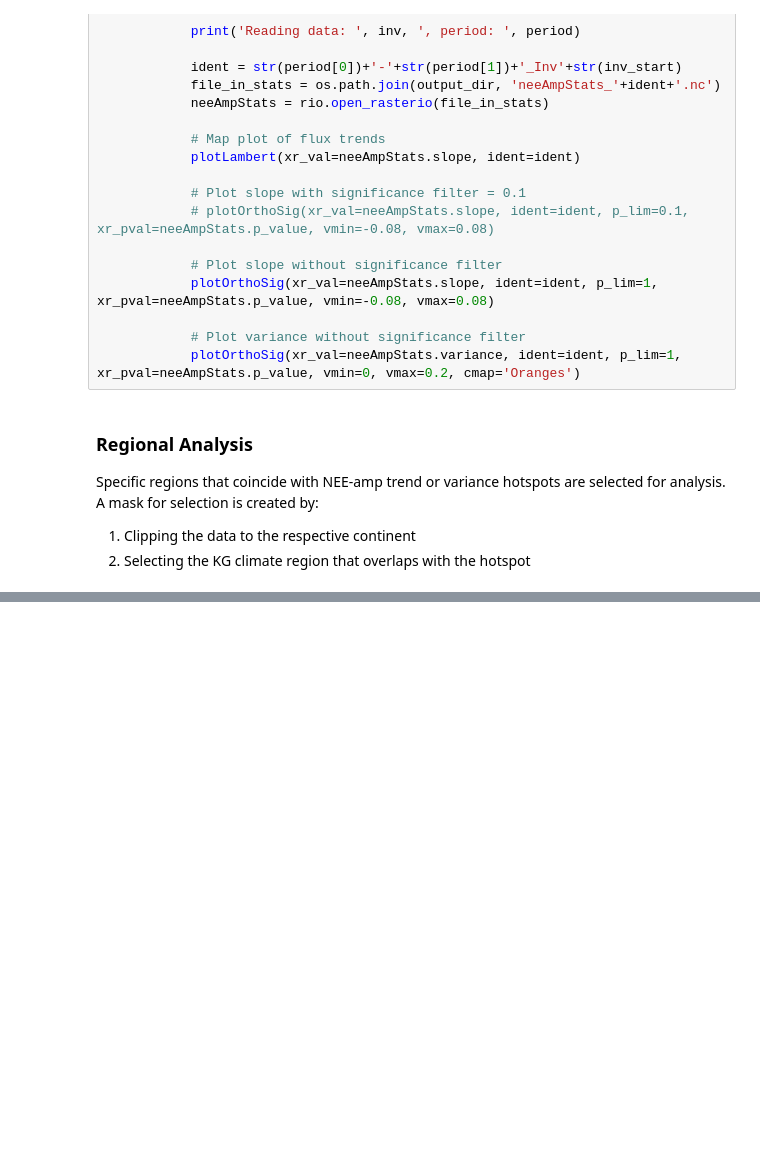
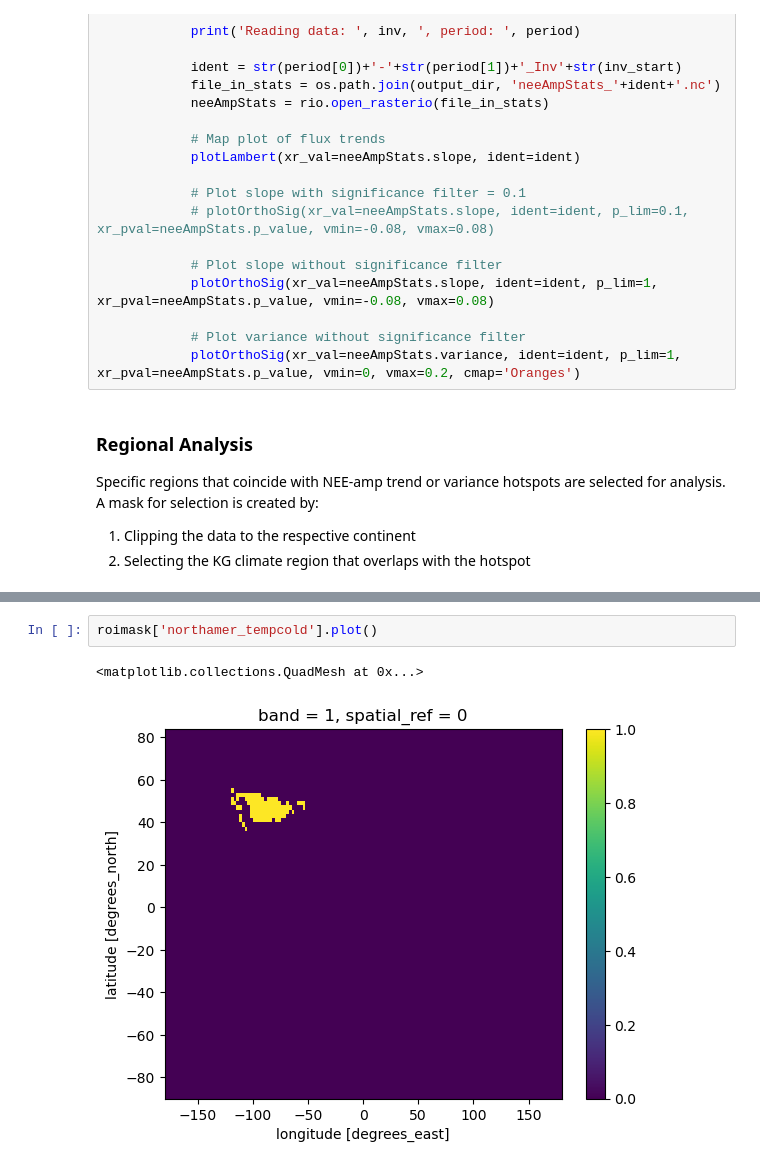
Before and after one commit to femoyano/northern-land-cover, a Jupyter notebook: 5_co2_analysis.ipynb, the cells around one changed output, grey strips where cells are left out. Saved outputs shown, nothing was run; the diff lists cells and outputs as text; blank space fills up the shorter version.

```diff
--- a/5_co2_analysis.ipynb
+++ b/5_co2_analysis.ipynb
@@ -106 +143,6 @@ geom_northamer_tempcold = sh.geometry.box(-130, 40. -50, 60)
+# %%
+roimask['northamer_tempcold'].plot()
+# %% [output]
+<matplotlib.collections.QuadMesh at 0x...>
+[figure, added]
 # %%
```
Also changed, not shown: parts of 8 cells of this notebook, 1 other file.
